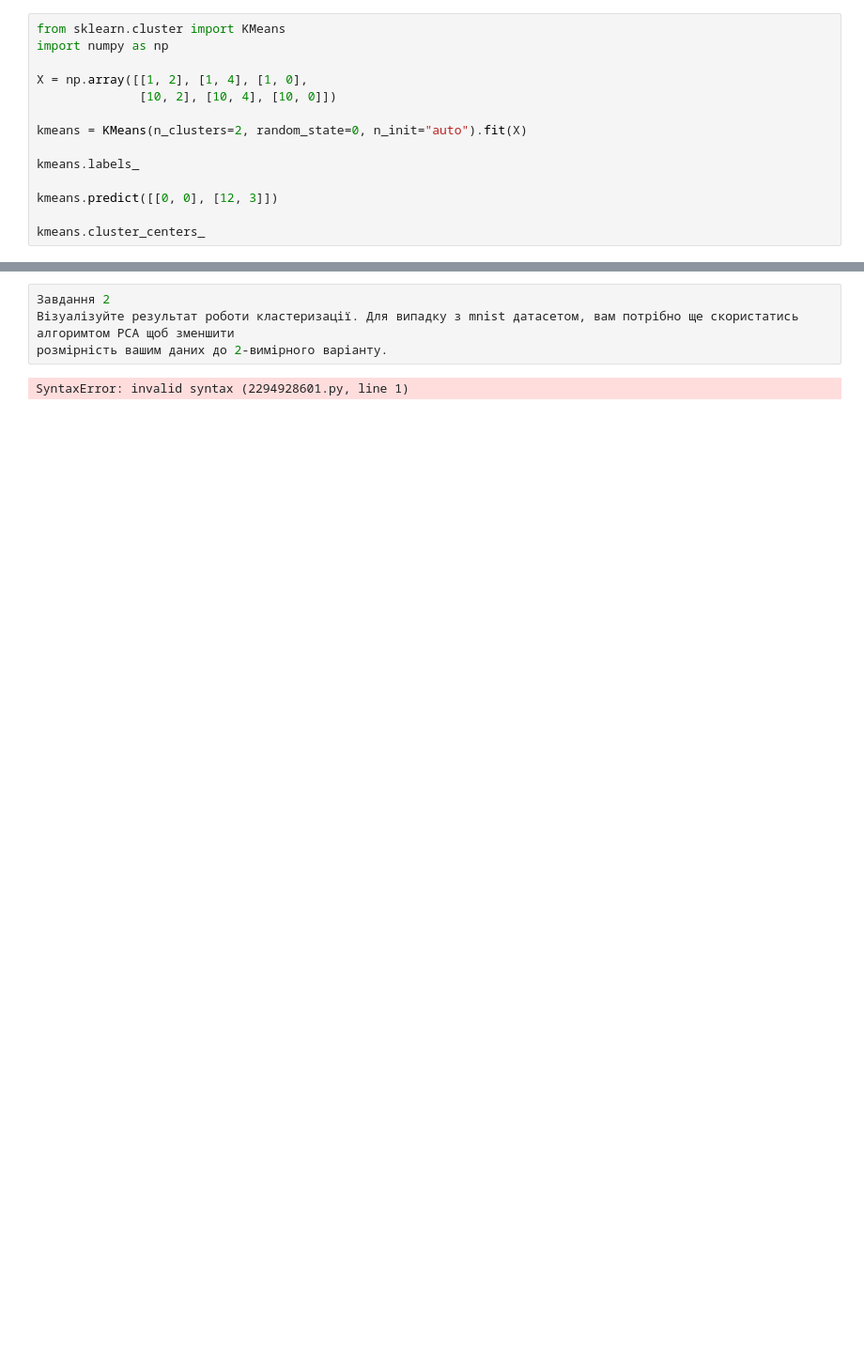
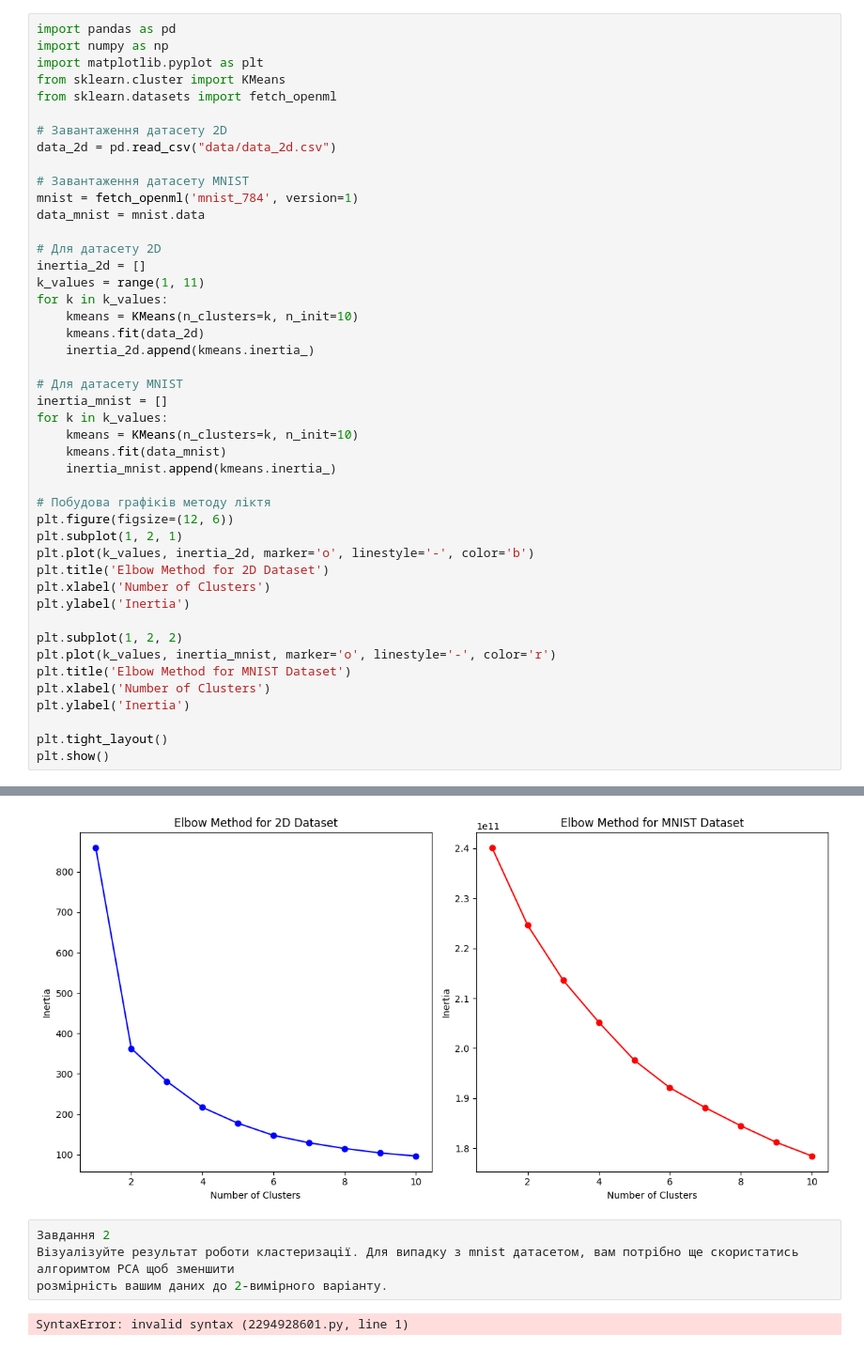
Before and after one commit to DenysPhV/HW-DS-06, a Jupyter notebook: hw6.ipynb, the cells around one changed output, grey strips where cells are left out. Shown at 94% size. Drawn from its saved outputs; the diff is of its cells as text; blank space fills up the shorter version.

```diff
--- a/hw6.ipynb
+++ b/hw6.ipynb
@@ -7,15 +5,46 @@ SyntaxError: invalid syntax (970430250.py, line 1)
 # %%
+import pandas as pd
+import numpy as np
+import matplotlib.pyplot as plt
 from sklearn.cluster import KMeans
-import numpy as np
+from sklearn.datasets import fetch_openml
 
-X = np.array([[1, 2], [1, 4], [1, 0],
-              [10, 2], [10, 4], [10, 0]])
+# Завантаження датасету 2D
+data_2d = pd.read_csv("data/data_2d.csv")
 
-kmeans = KMeans(n_clusters=2, random_state=0, n_init="auto").fit(X)
+# Завантаження датасету MNIST
+mnist = fetch_openml('mnist_784', version=1)
+data_mnist = mnist.data
 
-kmeans.labels_
+# Для датасету 2D
+inertia_2d = []
+k_values = range(1, 11)
+for k in k_values:
+    kmeans = KMeans(n_clusters=k, n_init=10)
+    kmeans.fit(data_2d)
+    inertia_2d.append(kmeans.inertia_)
 
-kmeans.predict([[0, 0], [12, 3]])
+# Для датасету MNIST
+inertia_mnist = []
+for k in k_values:
+    kmeans = KMeans(n_clusters=k, n_init=10)
+    kmeans.fit(data_mnist)
+    inertia_mnist.append(kmeans.inertia_)
 
-kmeans.cluster_centers_
+# Побудова графіків методу ліктя
+plt.figure(figsize=(12, 6))
+plt.subplot(1, 2, 1)
+plt.plot(k_values, inertia_2d, marker='o', linestyle='-', color='b')
+plt.title('Elbow Method for 2D Dataset')
+plt.xlabel('Number of Clusters')
+plt.ylabel('Inertia')
+
+plt.subplot(1, 2, 2)
+plt.plot(k_values, inertia_mnist, marker='o', linestyle='-', color='r')
+plt.title('Elbow Method for MNIST Dataset')
+plt.xlabel('Number of Clusters')
+plt.ylabel('Inertia')
+
+plt.tight_layout()
+plt.show()
 # %% [output]
@@ -24,3 +51,4 @@ array([[10.,  2.],
+[figure, added]
 # %%
 Завдання 2
 Візуалізуйте результат роботи кластеризації. Для випадку з mnist датасетом, вам потрібно ще скористатись алгоримтом PCA щоб зменшити
```
Also changed, not shown: parts of 3 cells of this notebook.
